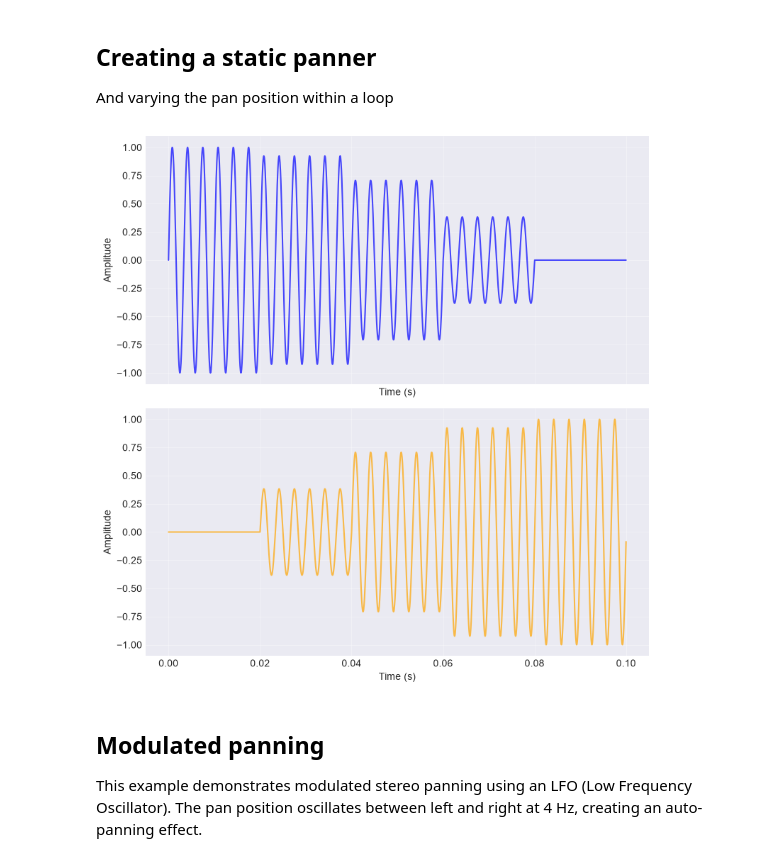
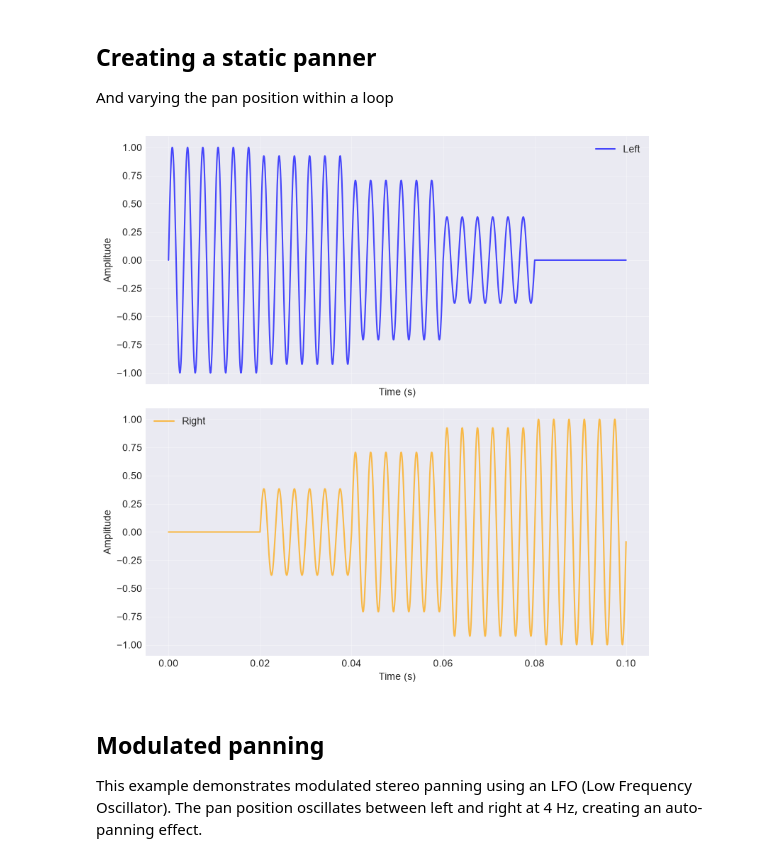
Before and after one commit to rasigle/sonicrack, a Jupyter notebook: examples/oscillators/oscillators_v7_panning.ipynb, the cells around one changed output. Cells and saved outputs as stored; diff of their text form; code cells hidden in the pictures.

```diff
--- a/examples/oscillators/oscillators_v7_panning.ipynb
+++ b/examples/oscillators/oscillators_v7_panning.ipynb
@@ -19,29 +19,31 @@ And varying the pan position within a loop
 # %%
 sr = DEFAULT_SAMPLE_RATE / 10
 t = 0.1
 num_samples = int(sr * t)
 samples = SineOscillator(60, amplitude=1, sample_rate=sr).get_samples(num_samples)
 t = np.linspace(0, t, 5 * num_samples)
 
 left, right = [], []
 for position in [-1.0, -0.5, 0.0, 0.5, 1.0]:
     left_samples, right_samples = Panner(position=position)(samples)
 
     # Append samples to the lists
     left.extend(left_samples)
     right.extend(right_samples)
 
 _, (ax1, ax2) = plt.subplots(2, 1, figsize=(8, 8), sharex=True)
 ax1.plot(t, left, label="Left", color="blue", alpha=0.7)
 ax2.plot(t, right, label="Right", color="orange", alpha=0.7)
 ax1.set_xlabel("Time (s)")
 ax2.set_xlabel("Time (s)")
 ax1.set_ylabel("Amplitude")
 ax2.set_ylabel("Amplitude")
+ax1.legend()
+ax2.legend()
 plt.tight_layout()
 plt.show()
 # %% [output]
-[figure, old version]
+[figure, new version]
 # %% [markdown]
 ## Modulated panning
 
```
Also changed, not shown: parts of 1 cell of this notebook, 21 other files.
